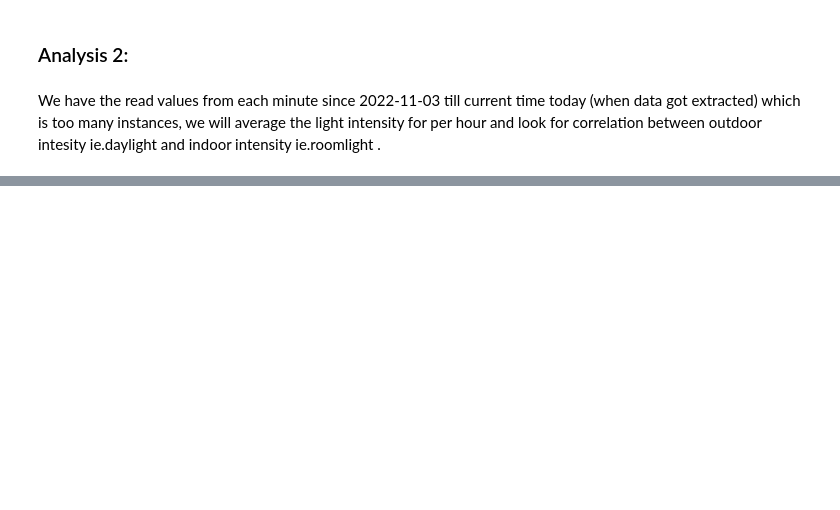
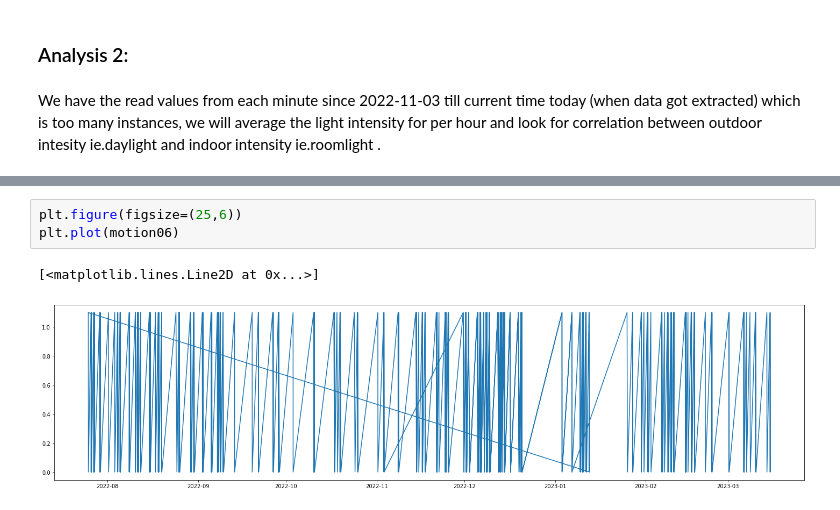
Before and after one commit to Karim-Anwar/masterProject, a Jupyter notebook: Exploratory_Data_Analysis.ipynb, the cells around one changed output, grey strips where cells are left out. Saved outputs shown, nothing was run; the diff lists cells and outputs as text; blank space fills up the shorter version.

```diff
--- a/Exploratory_Data_Analysis.ipynb
+++ b/Exploratory_Data_Analysis.ipynb
@@ -369,0 +453,6 @@ result = seasonal_decompose(series_day, )
+# %%
+plt.figure(figsize=(25,6))
+plt.plot(motion06)
+# %% [output]
+[<matplotlib.lines.Line2D at 0x...>]
+[figure, added]
```
Also changed, not shown: parts of 89 cells of this notebook.
